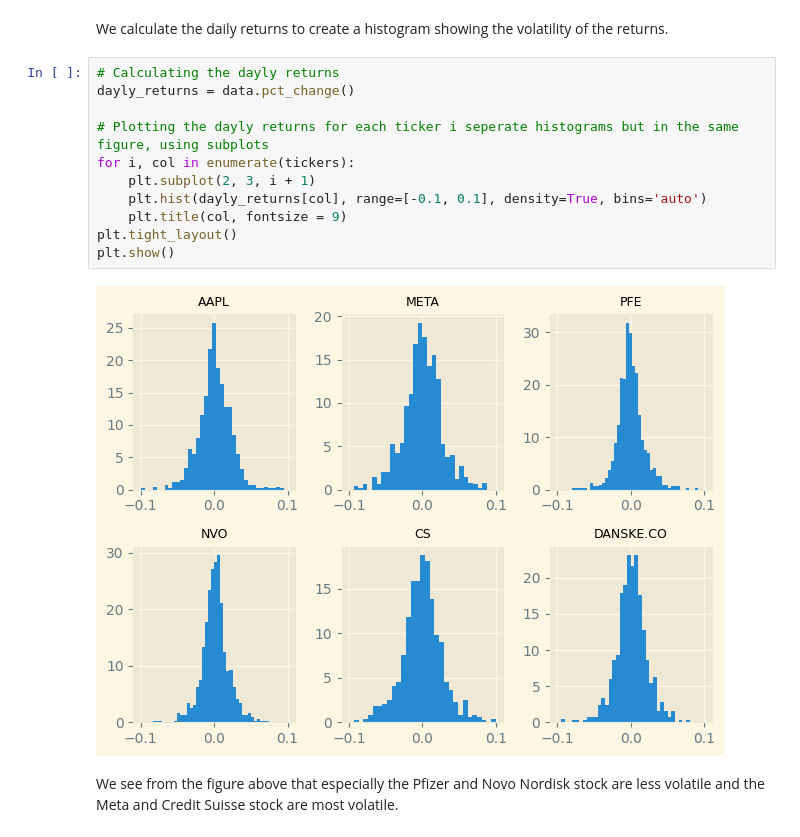
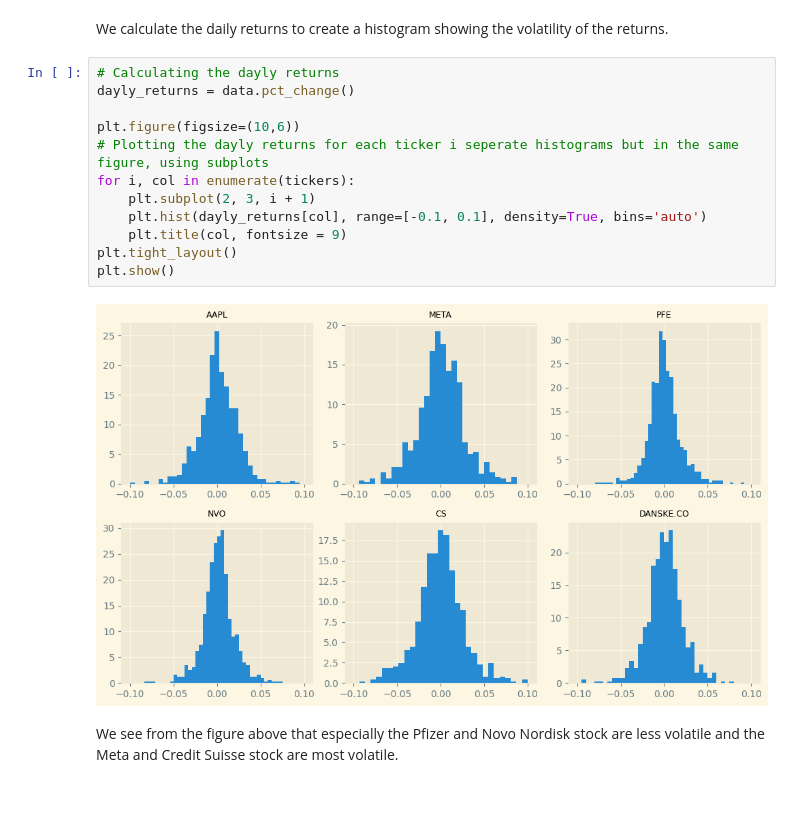
Before and after one commit to NumEconCopenhagen/projects-2023-lukas-august, a Jupyter notebook: dataproject/dataproject.ipynb, the cells around one changed output. Saved outputs shown, nothing was run; the diff lists cells and outputs as text; blank space fills up the shorter version.

```diff
--- a/dataproject/dataproject.ipynb
+++ b/dataproject/dataproject.ipynb
@@ -105,16 +110,17 @@ We calculate the daily returns to create a histogram showing the volatility of t
 # %%
 # Calculating the dayly returns
 dayly_returns = data.pct_change()
 
+plt.figure(figsize=(10,6))
 # Plotting the dayly returns for each ticker i seperate histograms but in the same figure, using subplots
 for i, col in enumerate(tickers):
     plt.subplot(2, 3, i + 1)
     plt.hist(dayly_returns[col], range=[-0.1, 0.1], density=True, bins='auto')
     plt.title(col, fontsize = 9)
 plt.tight_layout()
 plt.show()
 # %% [output]
-[figure, old version]
+[figure, new version]
 # %% [markdown]
 We see from the figure above that especially the Pfizer and Novo Nordisk stock are less volatile and the Meta and Credit Suisse stock are most volatile.
 # %% [markdown]
```
Also changed, not shown: parts of 1 cell of this notebook.
